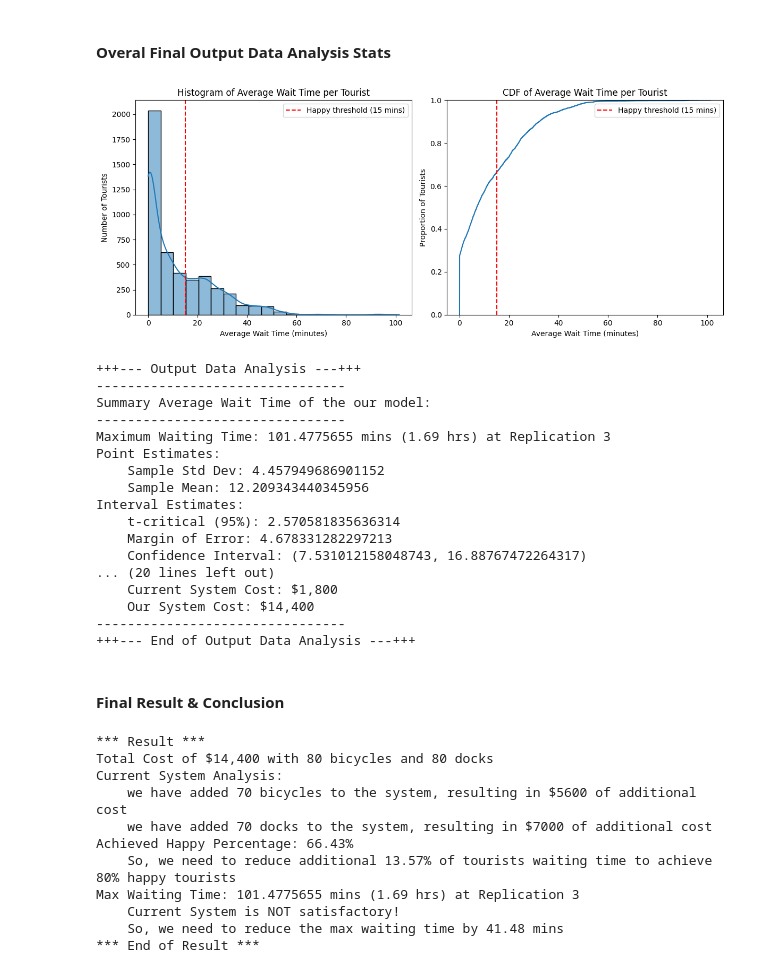
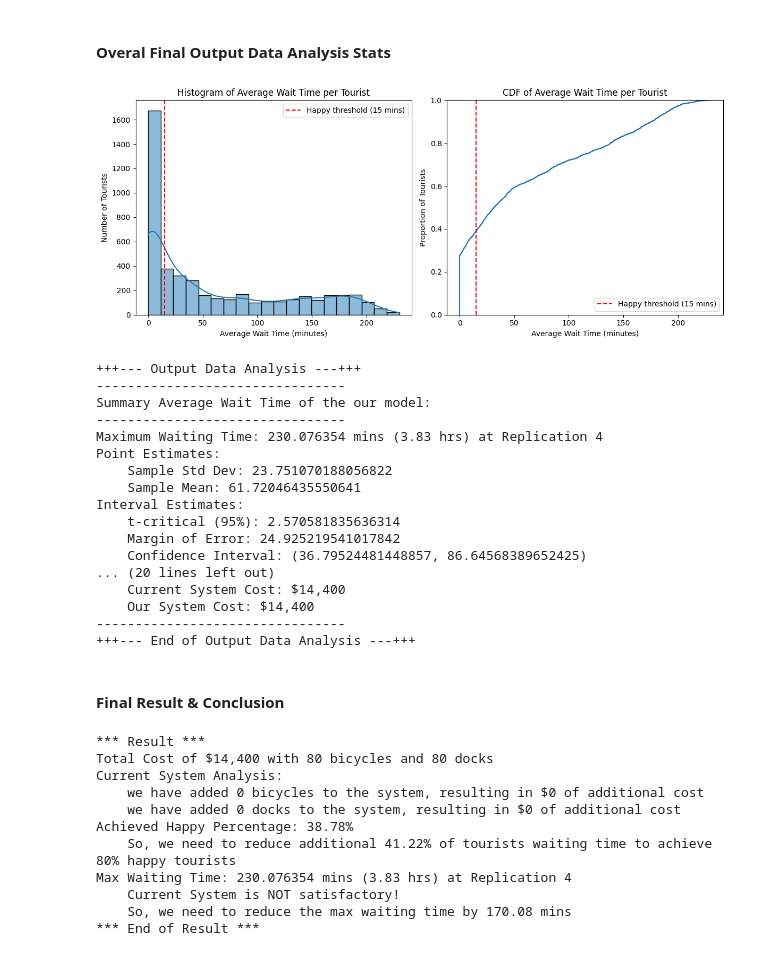
Before and after one commit to Ezio99/CS5233_Simulation, a Jupyter notebook: Assignment2/Analysis Scripts/output_data_analysis.ipynb, the cells around one changed output. Cells and saved outputs as stored; diff of their text form; code cells hidden in the pictures.

```diff
--- a/Assignment2/Analysis Scripts/output_data_analysis.ipynb
+++ b/Assignment2/Analysis Scripts/output_data_analysis.ipynb
@@ -49,7 +49,19 @@ def combine_all_queues(folder_path: str):
 
 # Compute average waiting time per tourist per replication
 def compute_per_tourist_avg_per_replication(wait_data: pd.DataFrame):
-    return wait_data.groupby(["id", "replication_no"])["wait_time"].mean().reset_index(name="avg_wait_time_per_tourist")
+    non_zero = wait_data[wait_data["wait_time"] > 0]
+
+    # Compute mean wait time over non-zero wait times
+    avg_wait = non_zero.groupby(["id", "replication_no"])["wait_time"].mean().reset_index(name="avg_wait_time_per_tourist")
+
+    # Now make sure all tourists (even those with only zeros) are present
+    all_ids = wait_data[["id", "replication_no"]].drop_duplicates()
+    result = all_ids.merge(avg_wait, on=["id", "replication_no"], how="left")
+
+    # Fill NaN with 0 for those who had all wait_time == 0
+    result["avg_wait_time_per_tourist"] = result["avg_wait_time_per_tourist"].fillna(0)
+
+    return result
 
 # Compute average waiting time per tourist per replication per station
 def compute_per_tourist_avg_per_replication_per_station(wait_data: pd.DataFrame):
@@ -636,8 +694,8 @@ bicycle_cost = 80
 dock_cost = 100
 
 # Current System
-current_system_bicycle_count = 10
-current_system_dock_count = 10
+current_system_bicycle_count = 80
+current_system_dock_count = 80
 current_system_cost = current_system_bicycle_count * bicycle_cost + current_system_dock_count * dock_cost
 
 # Our System
@@ -660,48 +718,48 @@ print(f"    Sample Mean: {mean_x}")
 print("Interval Estimates:")
 print(f"    t-critical (95%): {t_crit}")
 print(f"    Margin of Error: {margin}")
 print(f"    Confidence Interval: {confidence_interval}")
 print("Customer Satisfaction:")
 print(f"    % Happy Tourists (<15 mins): {round(happy_pct, 2)}%")
 print(f"    % Unhappy Tourists (>60 mins): {round(over_60_pct, 2)}%")
 print("--------------------------------")
 print("Hypothesis Test Results:")
 print("--------------------------------")
 print(f"    t-statistic: {t_statistic}")
 print(f"    Left-tailed test H0: μ ≥ 15 → H1: μ < 15")
 print(f"        t-critical: {t_critical_left}")
 print(f"        Reject H0?: {reject_H0_mu_gte_15}")
 print(f"        Conclusion: {conclusion_left}")
 print(f"    Right-tailed test H0: μ ≤ 15 → H1: μ > 15")
 print(f"        t-critical: {t_critical_right}")
 print(f"        Reject H0?: {reject_H0_mu_lte_15}")
 print(f"        Conclusion: {conclusion_right}")
 print("--------------------------------")
 print(f"Cost Analysis: *** Additional Cost: ${additional_cost:,} ***")
 print("--------------------------------")
 print(f"    Total Bicycles: {bicycle_count}")
 print(f"    Total Docks: {dock_count}")
 print(f"    Current System Cost: ${current_system_cost:,}")
 print(f"    Our System Cost: ${our_system_cost:,}")
 print("--------------------------------")
 print("+++--- End of Output Data Analysis ---+++")
 print("")
 # %% [output]
-[figure, old version]
+[figure, new version]
 +++--- Output Data Analysis ---+++
 --------------------------------
 Summary Average Wait Time of the our model:
 --------------------------------
-Maximum Waiting Time: 101.4775655 mins (1.69 hrs) at Replication 3
+Maximum Waiting Time: 230.076354 mins (3.83 hrs) at Replication 4
 Point Estimates:
-    Sample Std Dev: 4.457949686901152
-    Sample Mean: 12.209343440345956
+    Sample Std Dev: 23.751070188056822
+    Sample Mean: 61.72046435550641
 Interval Estimates:
     t-critical (95%): 2.570581835636314
-    Margin of Error: 4.678331282297213
-    Confidence Interval: (7.531012158048743, 16.88767472264317)
+    Margin of Error: 24.925219541017842
+    Confidence Interval: (36.79524481448857, 86.64568389652425)
 ... (20 lines left out)
-    Current System Cost: $1,800
+    Current System Cost: $14,400
     Our System Cost: $14,400
 --------------------------------
 +++--- End of Output Data Analysis ---+++
@@ -739,11 +797,11 @@ print("*** End of Result ***")
 *** Result ***
 Total Cost of $14,400 with 80 bicycles and 80 docks
 Current System Analysis:
-    we have added 70 bicycles to the system, resulting in $5600 of additional cost
-    we have added 70 docks to the system, resulting in $7000 of additional cost
-Achieved Happy Percentage: 66.43%
-    So, we need to reduce additional 13.57% of tourists waiting time to achieve 80% happy tourists
-Max Waiting Time: 101.4775655 mins (1.69 hrs) at Replication 3
+    we have added 0 bicycles to the system, resulting in $0 of additional cost
+    we have added 0 docks to the system, resulting in $0 of additional cost
+Achieved Happy Percentage: 38.78%
+    So, we need to reduce additional 41.22% of tourists waiting time to achieve 80% happy tourists
+Max Waiting Time: 230.076354 mins (3.83 hrs) at Replication 4
     Current System is NOT satisfactory!
-    So, we need to reduce the max waiting time by 41.48 mins
+    So, we need to reduce the max waiting time by 170.08 mins
 *** End of Result ***
```
Also changed, not shown: parts of 22 cells of this notebook.
